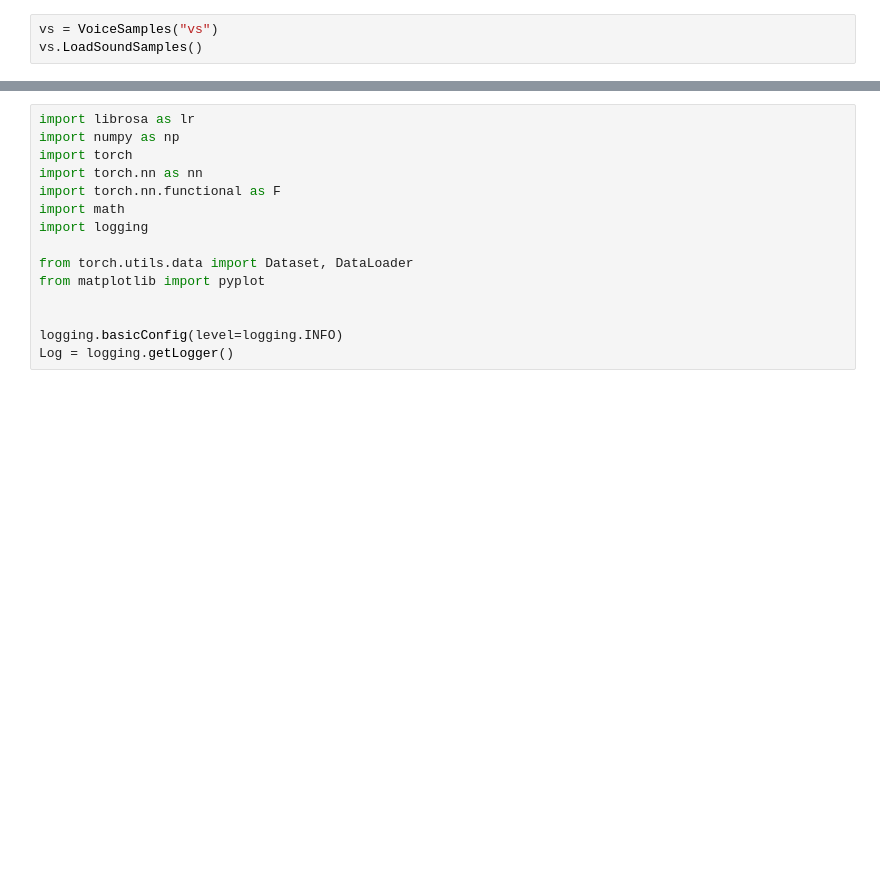
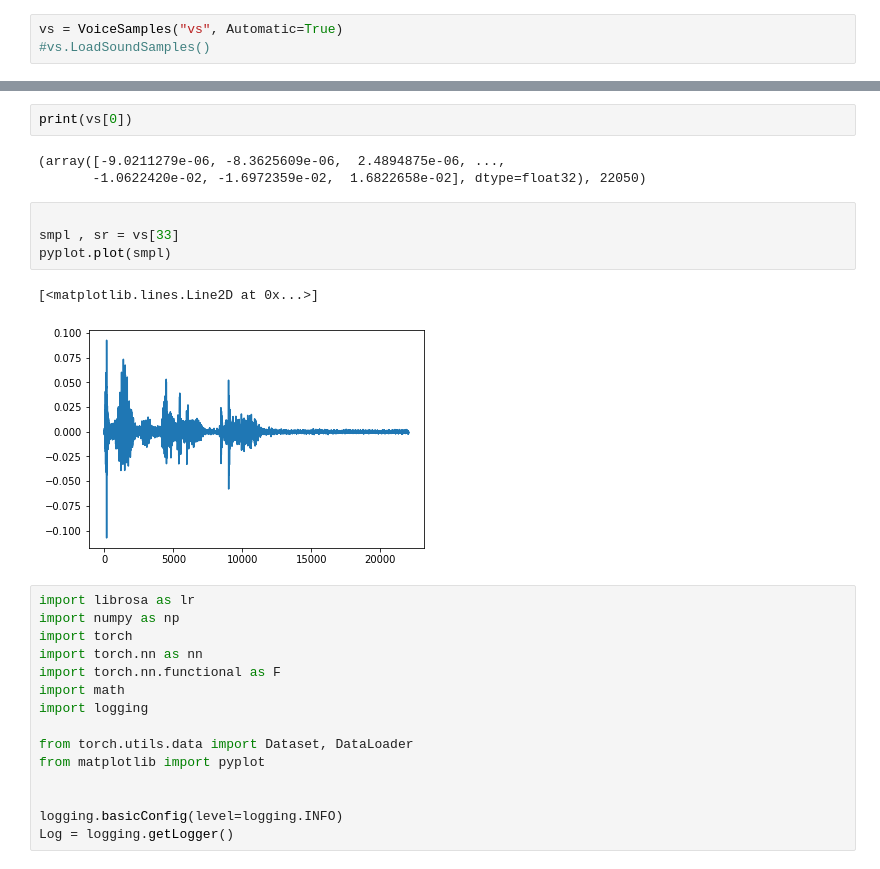
Before and after one commit to 226776/NN_VoiceRecognition, a Jupyter notebook: SoundToTensorClass.ipynb, the cells around one changed output, grey strips where cells are left out. Saved outputs shown, nothing was run; the diff lists cells and outputs as text; blank space fills up the shorter version.

Commit message:
SoundToTensorClass in progress

```diff
--- a/SoundToTensorClass.ipynb
+++ b/SoundToTensorClass.ipynb
@@ -76,5 +159,5 @@ class VoiceSamples(Dataset):
 # %%
-vs = VoiceSamples("vs")
-vs.LoadSoundSamples()
+vs = VoiceSamples("vs", Automatic=True)
+#vs.LoadSoundSamples()
 # %% [output]
 INFO:root: VoiceSamples Object successfully created
@@ -82,3 +228,15 @@ TypeError: LoadSoundSamples() takes 0 positional arguments but 1 was given
+# %%
+print(vs[0])
+# %% [output]
+(array([-9.0211279e-06, -8.3625609e-06,  2.4894875e-06, ...,
+       -1.0622420e-02, -1.6972359e-02,  1.6822658e-02], dtype=float32), 22050)
+# %%
+
+smpl , sr = vs[33]
+pyplot.plot(smpl)
+# %% [output]
+[<matplotlib.lines.Line2D at 0x...>]
+[figure, added]
 # %%
 import librosa as lr
 import numpy as np
```
Also changed, not shown: parts of 8 cells of this notebook.
